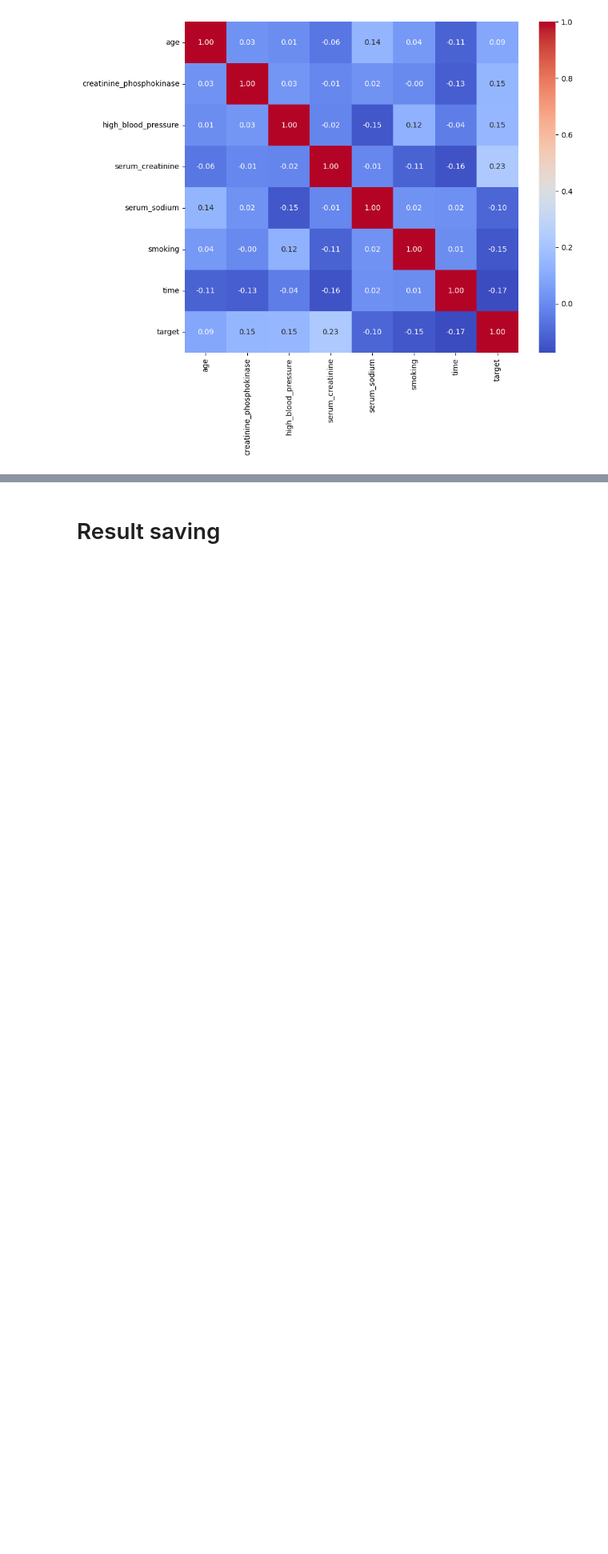
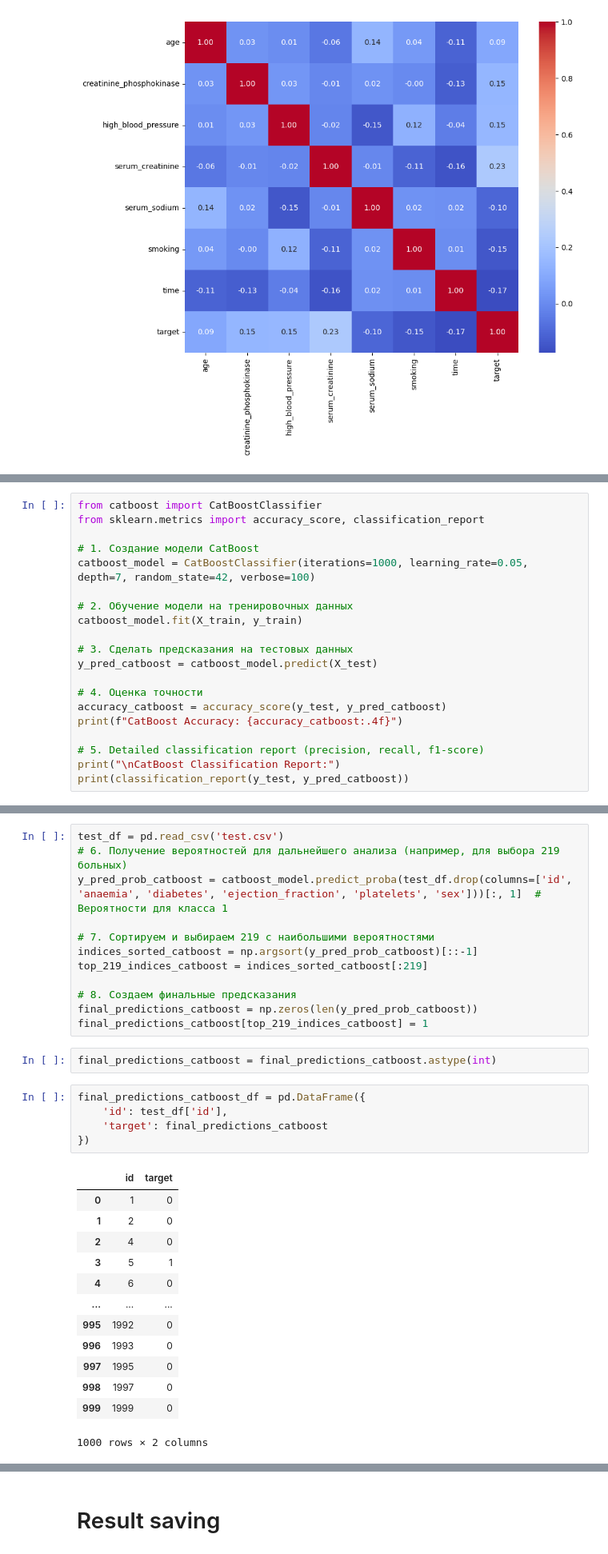
Before and after one commit to MumeiHito/signate_1394, a Jupyter notebook: main.ipynb, the cells around one changed output, grey strips where cells are left out. Shown: that part at 80% size. Drawn from its saved outputs; the diff is of its cells as text; blank space fills up the shorter version.

Commit message:
tried using catboost

```diff
--- a/main.ipynb
+++ b/main.ipynb
@@ -495,0 +297,20 @@ weighted avg       0.84      0.85      0.84       200
+# %%
+from catboost import CatBoostClassifier
+from sklearn.metrics import accuracy_score, classification_report
+
+# 1. Создание модели CatBoost
+catboost_model = CatBoostClassifier(iterations=1000, learning_rate=0.05, depth=7, random_state=42, verbose=100)
+
+# 2. Обучение модели на тренировочных данных
+catboost_model.fit(X_train, y_train)
+
+# 3. Сделать предсказания на тестовых данных
+y_pred_catboost = catboost_model.predict(X_test)
+
+# 4. Оценка точности
+accuracy_catboost = accuracy_score(y_test, y_pred_catboost)
+print(f"CatBoost Accuracy: {accuracy_catboost:.4f}")
+
+# 5. Detailed classification report (precision, recall, f1-score)
+print("\nCatBoost Classification Report:")
+print(classification_report(y_test, y_pred_catboost))
@@ -495,0 +335,33 @@ weighted avg       0.84      0.85      0.84       200
+# %%
+test_df = pd.read_csv('test.csv')
+# 6. Получение вероятностей для дальнейшего анализа (например, для выбора 219 больных)
+y_pred_prob_catboost = catboost_model.predict_proba(test_df.drop(columns=['id', 'anaemia', 'diabetes', 'ejection_fraction', 'platelets', 'sex']))[:, 1]  # Вероятности для класса 1
+
+# 7. Сортируем и выбираем 219 с наибольшими вероятностями
+indices_sorted_catboost = np.argsort(y_pred_prob_catboost)[::-1]
+top_219_indices_catboost = indices_sorted_catboost[:219]
+
+# 8. Создаем финальные предсказания
+final_predictions_catboost = np.zeros(len(y_pred_prob_catboost))
+final_predictions_catboost[top_219_indices_catboost] = 1
+# %%
+final_predictions_catboost = final_predictions_catboost.astype(int)
+# %%
+final_predictions_catboost_df = pd.DataFrame({
+    'id': test_df['id'],
+    'target': final_predictions_catboost
+})
+# %% [output]
+|  | id | target |
+| 0 | 1 | 0 |
+| 1 | 2 | 0 |
+| 2 | 4 | 0 |
+| 3 | 5 | 1 |
+| 4 | 6 | 0 |
+| ... | ... | ... |
+| 995 | 1992 | 0 |
+| 996 | 1993 | 0 |
+| 997 | 1995 | 0 |
+| 998 | 1997 | 0 |
+| 999 | 1999 | 0 |
+1000 rows × 2 columns
```
Also changed, not shown: parts of 25 cells of this notebook, 4 other files.
